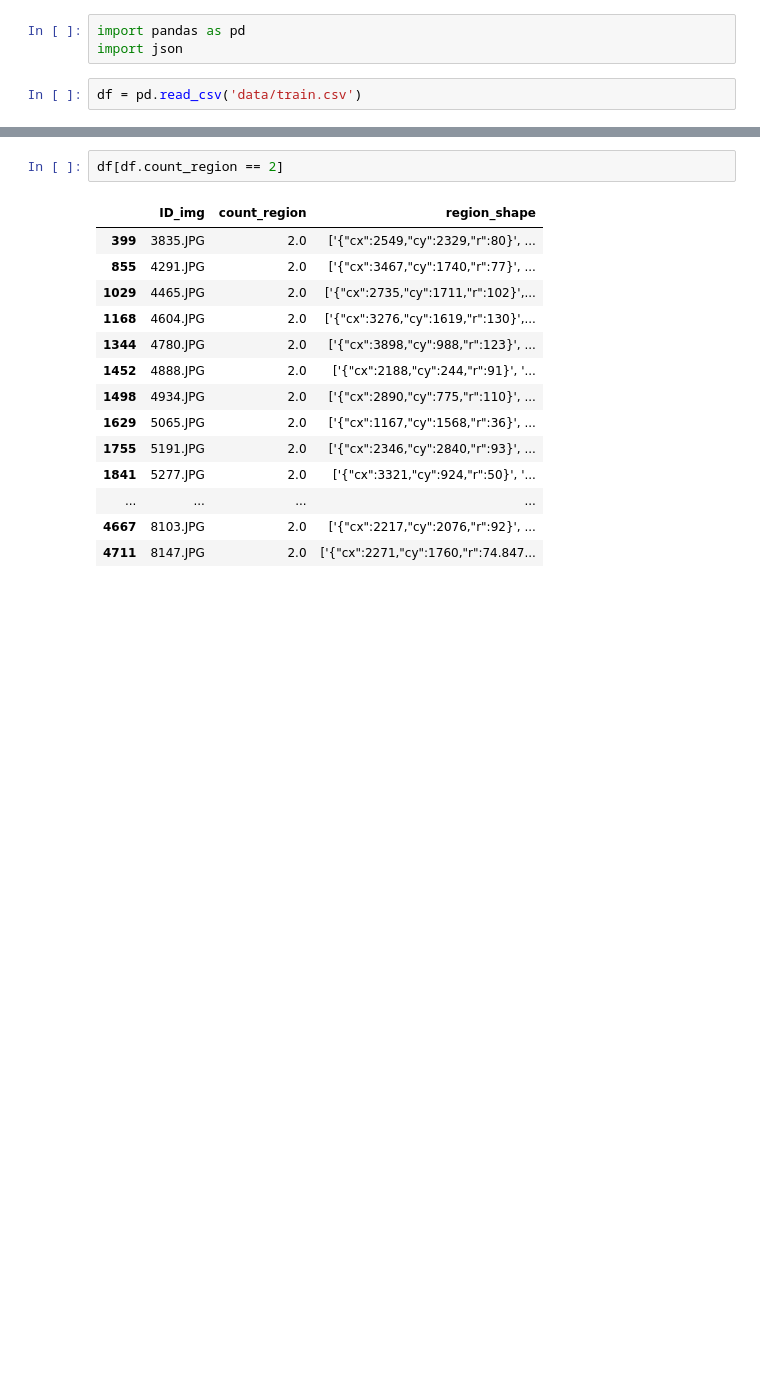
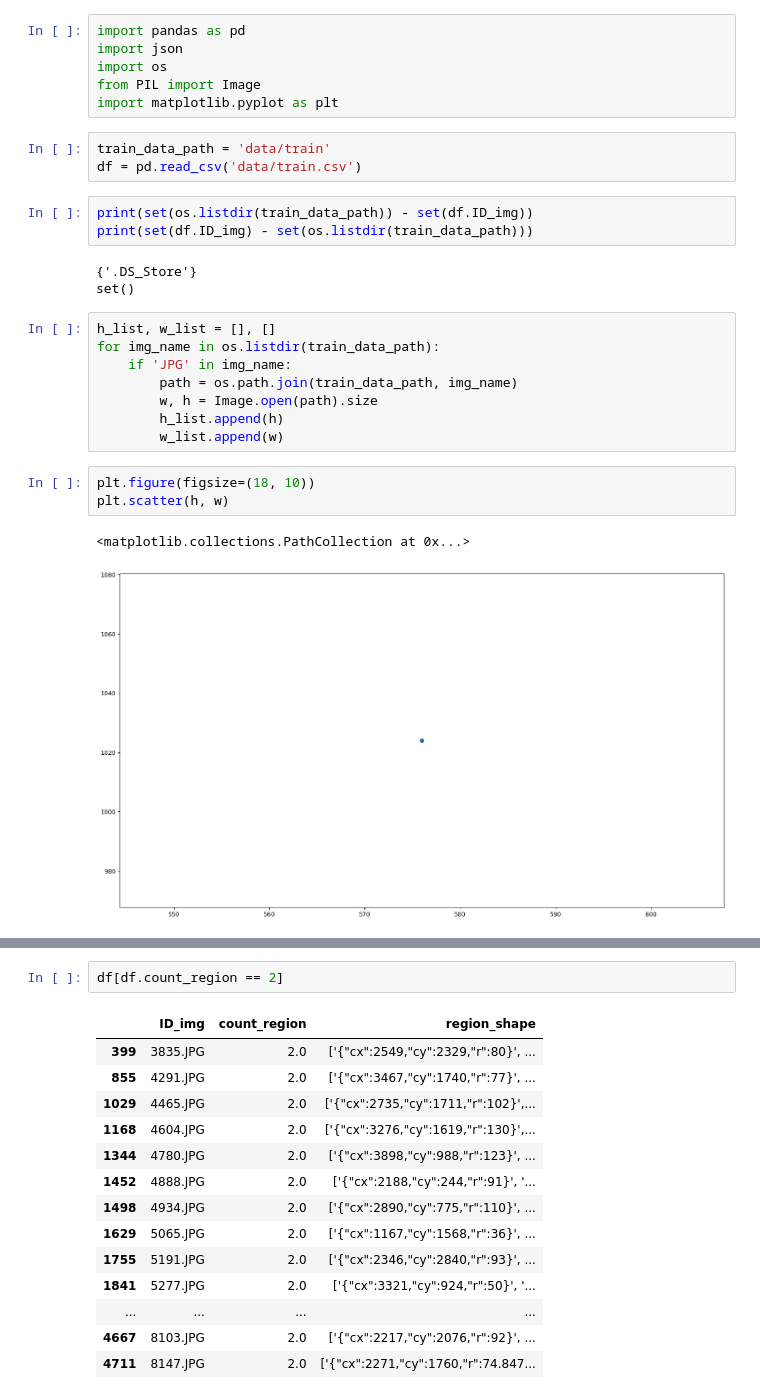
Before and after one commit to alexbougaenko/liza_alert, a Jupyter notebook: draft.ipynb, the cells around one changed output, grey strips where cells are left out. Cells and saved outputs as stored; diff of their text form; blank space fills up the shorter version.

```diff
--- a/draft.ipynb
+++ b/draft.ipynb
@@ -1,5 +1,29 @@
 # %%
 import pandas as pd
 import json
+import os
+from PIL import Image
+import matplotlib.pyplot as plt
 # %%
+train_data_path = 'data/train'
 df = pd.read_csv('data/train.csv')
+# %%
+print(set(os.listdir(train_data_path)) - set(df.ID_img))
+print(set(df.ID_img) - set(os.listdir(train_data_path)))
+# %% [output]
+{'.DS_Store'}
+set()
+# %%
+h_list, w_list = [], []
+for img_name in os.listdir(train_data_path):
+    if 'JPG' in img_name:
+        path = os.path.join(train_data_path, img_name)
+        w, h = Image.open(path).size
+        h_list.append(h)
+        w_list.append(w)
+# %%
+plt.figure(figsize=(18, 10))
+plt.scatter(h, w)
+# %% [output]
+<matplotlib.collections.PathCollection at 0x...>
+[figure, added]
```
Also changed, not shown: parts of 6 cells of this notebook, 4 other files.
